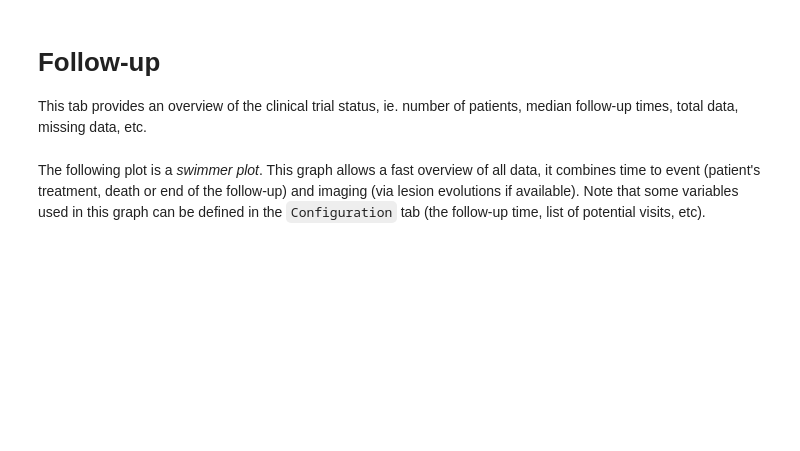
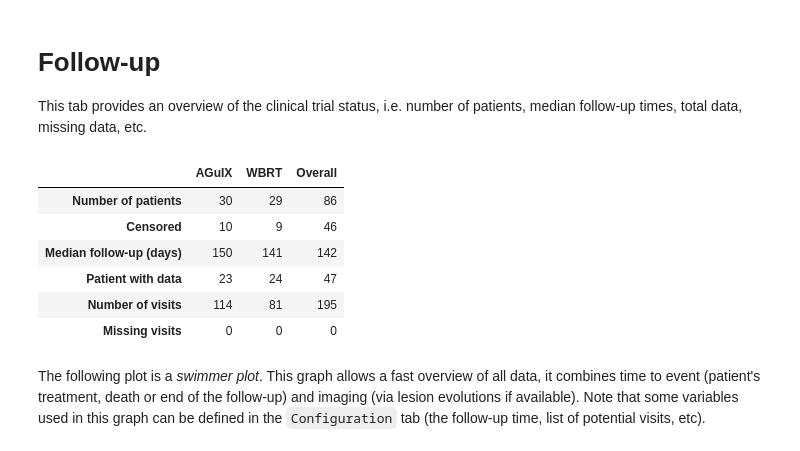
Before and after one commit to FabienBoux/Oncology-clinical-trial, a Jupyter notebook: Follow-up.ipynb, the cells around one changed output. Saved outputs shown, nothing was run; the diff lists cells and outputs as text; code cells hidden in the pictures; blank space fills up the shorter version.

````diff
--- a/Follow-up.ipynb
+++ b/Follow-up.ipynb
@@ -1,7 +1,7 @@
 # %% [markdown]
 # Follow-up
 
-This tab provides an overview of the clinical trial status, ie. number of patients, median follow-up times, total data, missing data, etc.
+This tab provides an overview of the clinical trial status, i.e. number of patients, median follow-up times, total data, missing data, etc.
 # %%
 import os
 import sys
@@ -21,40 +29,49 @@ import numpy as np
 metadata = database.get_metadata(which='all')
 
 group = metadata['Group']
-group_labels = group.unique()
+group_labels = group.dropna().unique()
 
 df = pd.DataFrame([], columns=list(group_labels) + ['Overall'])
 
 df.loc['Number of patients'] = [(metadata['Group'] == g).sum() for g in group_labels] + [len(metadata['Group'])]
 df.loc['Censored'] = [metadata['End'][metadata['Group'] == g].isna().sum() for g in group_labels] + [metadata['End'].isna().sum()]
 df.loc['Median follow-up (days)'] = [(metadata['End'][metadata['Group'] == g] - metadata['Start'][metadata['Group'] == g]).median().days for g in group_labels] + [(metadata['End'] - metadata['Start']).median().days]
 
 list_files = [f.split('.')[0] for f in os.listdir(database.folders['data']) if os.path.isfile(os.path.join(database.folders['data'], f))]
 for i in metadata.index:
     if metadata.loc[i, 'Patient'] in list_files:
         metadata.loc[i, 'File'] = True
 
         xls = pd.ExcelFile(os.path.join(database.folders['data'], metadata.loc[i, 'Patient'] + '.xlsx'))
         visits = []
         for sheet_name in xls.sheet_names:
-            visits = visits + list(xls.parse(sheet_name)['Session'].unique())
+            if 'Session' in xls.parse(sheet_name).columns:
+                visits = visits + list(xls.parse(sheet_name)['Session'].unique())
         metadata.loc[i, 'Visits'] = len(set(visits))
         metadata.loc[i, 'Missing'] = 0
     else:
         metadata.loc[i, 'File'] = False
         metadata.loc[i, 'Visits'] = 0
         metadata.loc[i, 'Missing'] = 0
 
 
 df.loc['Patient with data'] = [metadata['File'][metadata['Group'] == g].sum() for g in group_labels] + [metadata['File'].sum()]
 df.loc['Number of visits'] = [metadata['Visits'][metadata['Group'] == g].sum() for g in group_labels] + [metadata['Visits'].sum()]
 df.loc['Missing visits'] = [metadata['Missing'][metadata['Group'] == g].sum() for g in group_labels] + [metadata['Missing'].sum()]
 
 def df_style(val):
     return "font-weight: bold"
 
 df = df.astype(int)
 df.style.applymap(df_style, subset='Overall')
+# %% [output]
+|  | AGuIX | WBRT | Overall |
+| Number of patients | 30 | 29 | 86 |
+| Censored | 10 | 9 | 46 |
+| Median follow-up (days) | 150 | 141 | 142 |
+| Patient with data | 23 | 24 | 47 |
+| Number of visits | 114 | 81 | 195 |
+| Missing visits | 0 | 0 | 0 |
 # %% [markdown]
 The following plot is a *swimmer plot*. This graph allows a fast overview of all data, it combines time to event (patient's treatment, death or end of the follow-up) and imaging (via lesion evolutions if available).
 Note that some variables used in this graph can be defined in the ```Configuration``` tab (the follow-up time, list of potential visits, etc).
````
Also changed, not shown: parts of 2 cells of this notebook, 14 other files.
